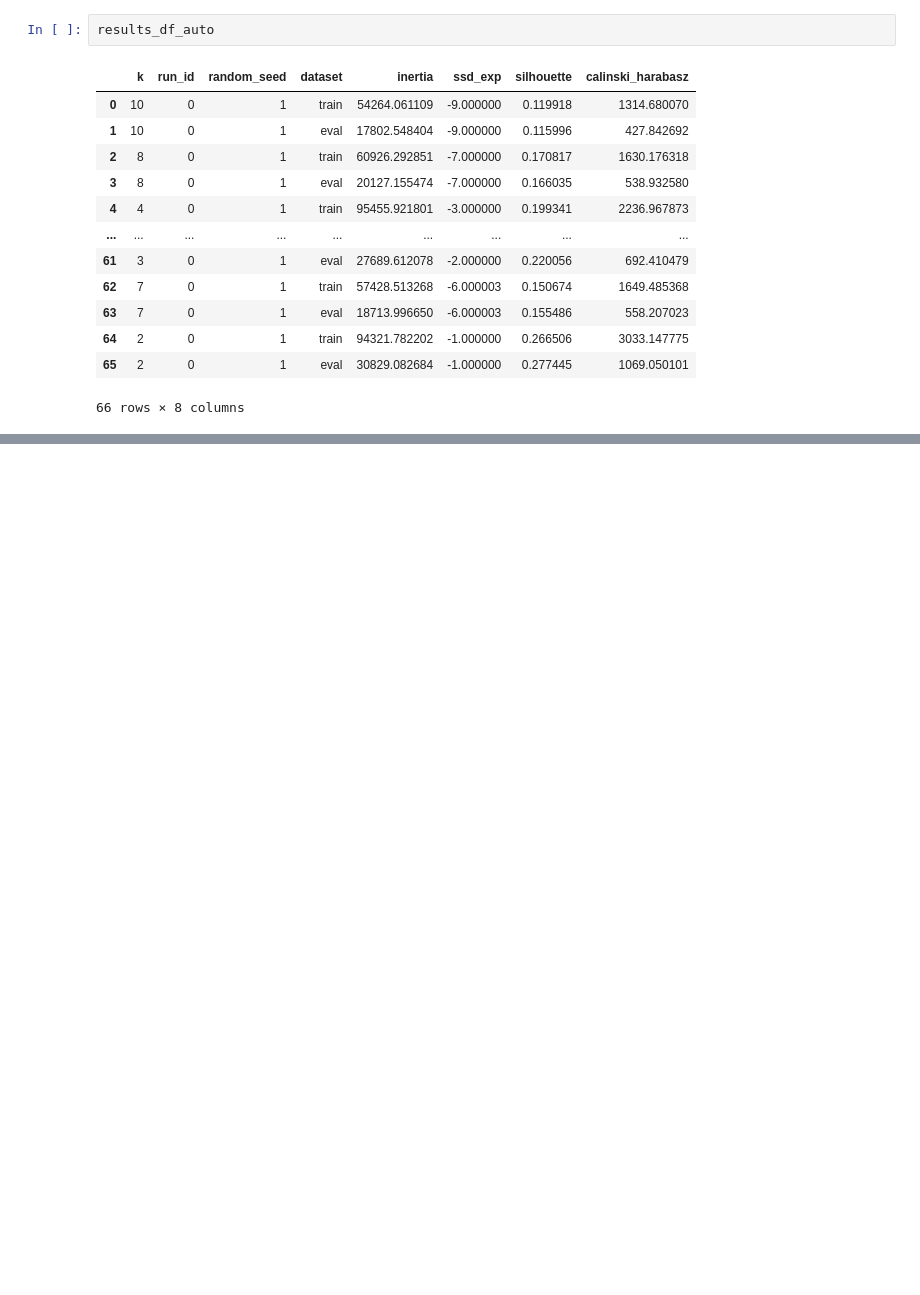
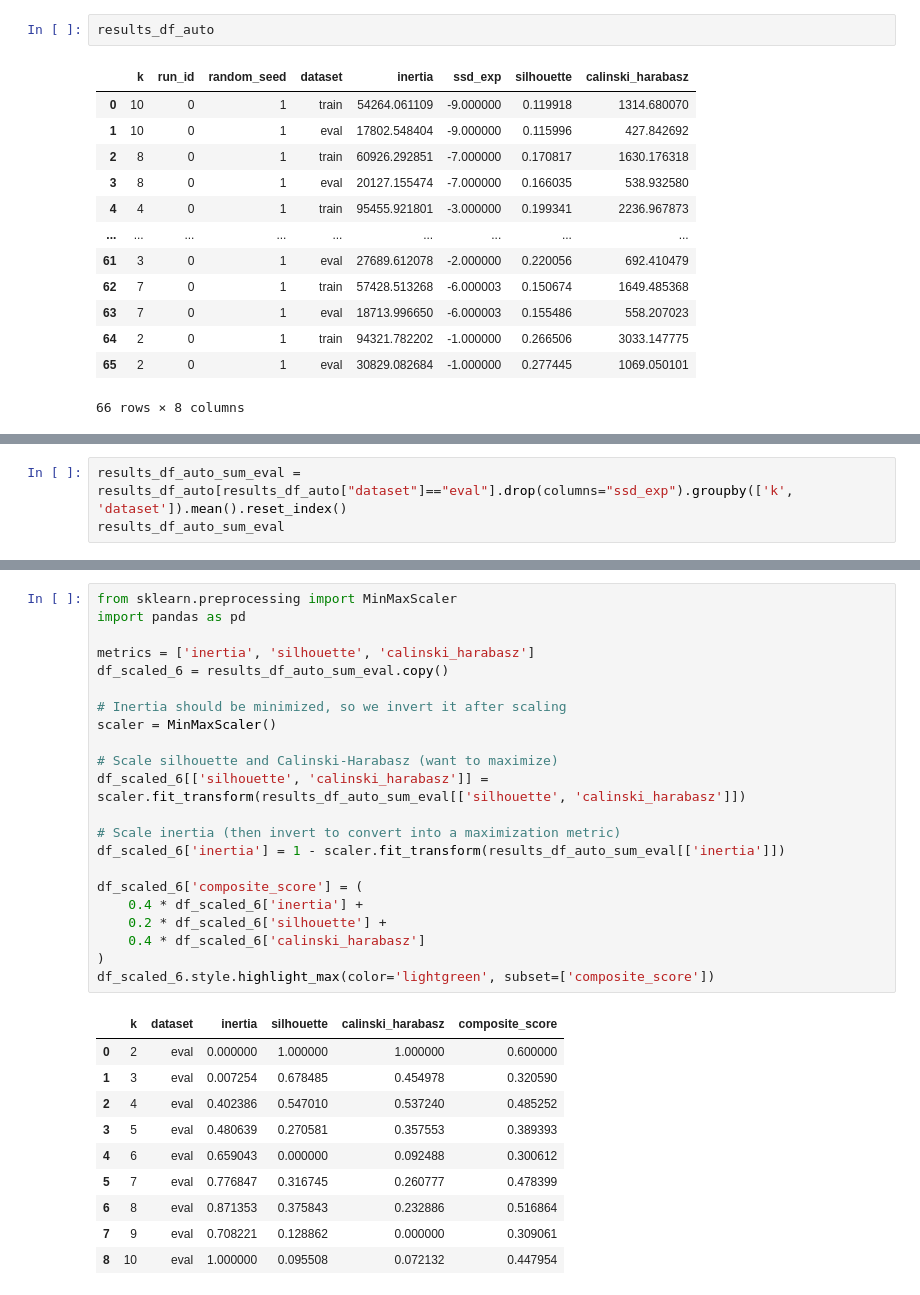
Before and after one commit to hossamAhmedSalah/computational_intelligence-_project, a Jupyter notebook: Notebooks/AE_IEMOKC.ipynb, the cells around one changed output, grey strips where cells are left out. Drawn from its saved outputs; the diff is of its cells as text; blank space fills up the shorter version.

```diff
--- a/Notebooks/AE_IEMOKC.ipynb
+++ b/Notebooks/AE_IEMOKC.ipynb
@@ -878,0 +895,3 @@ results_df_auto
+# %%
+results_df_auto_sum_eval = results_df_auto[results_df_auto["dataset"]=="eval"].drop(columns="ssd_exp").groupby(['k', 'dataset']).mean().reset_index()
+results_df_auto_sum_eval
@@ -878,0 +980,33 @@ results_df_auto
+# %%
+from sklearn.preprocessing import MinMaxScaler
+import pandas as pd
+
+metrics = ['inertia', 'silhouette', 'calinski_harabasz']
+df_scaled_6 = results_df_auto_sum_eval.copy()
+
+# Inertia should be minimized, so we invert it after scaling
+scaler = MinMaxScaler()
+
+# Scale silhouette and Calinski-Harabasz (want to maximize)
+df_scaled_6[['silhouette', 'calinski_harabasz']] = scaler.fit_transform(results_df_auto_sum_eval[['silhouette', 'calinski_harabasz']])
+
+# Scale inertia (then invert to convert into a maximization metric)
+df_scaled_6['inertia'] = 1 - scaler.fit_transform(results_df_auto_sum_eval[['inertia']])
+
+df_scaled_6['composite_score'] = (
+    0.4 * df_scaled_6['inertia'] +
+    0.2 * df_scaled_6['silhouette'] +
+    0.4 * df_scaled_6['calinski_harabasz']
+)
+df_scaled_6.style.highlight_max(color='lightgreen', subset=['composite_score'])
+# %% [output]
+|  | k | dataset | inertia | silhouette | calinski_harabasz | composite_score |
+| 0 | 2 | eval | 0.000000 | 1.000000 | 1.000000 | 0.600000 |
+| 1 | 3 | eval | 0.007254 | 0.678485 | 0.454978 | 0.320590 |
+| 2 | 4 | eval | 0.402386 | 0.547010 | 0.537240 | 0.485252 |
+| 3 | 5 | eval | 0.480639 | 0.270581 | 0.357553 | 0.389393 |
+| 4 | 6 | eval | 0.659043 | 0.000000 | 0.092488 | 0.300612 |
+| 5 | 7 | eval | 0.776847 | 0.316745 | 0.260777 | 0.478399 |
+| 6 | 8 | eval | 0.871353 | 0.375843 | 0.232886 | 0.516864 |
+| 7 | 9 | eval | 0.708221 | 0.128862 | 0.000000 | 0.309061 |
+| 8 | 10 | eval | 1.000000 | 0.095508 | 0.072132 | 0.447954 |
```
Also changed, not shown: parts of 9 cells of this notebook, 1 other file.
